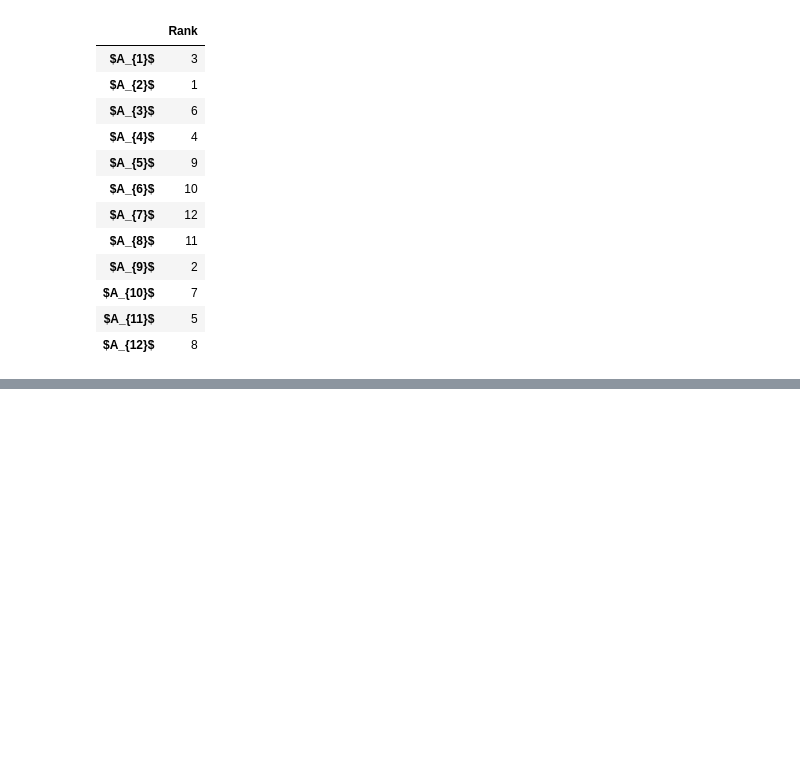
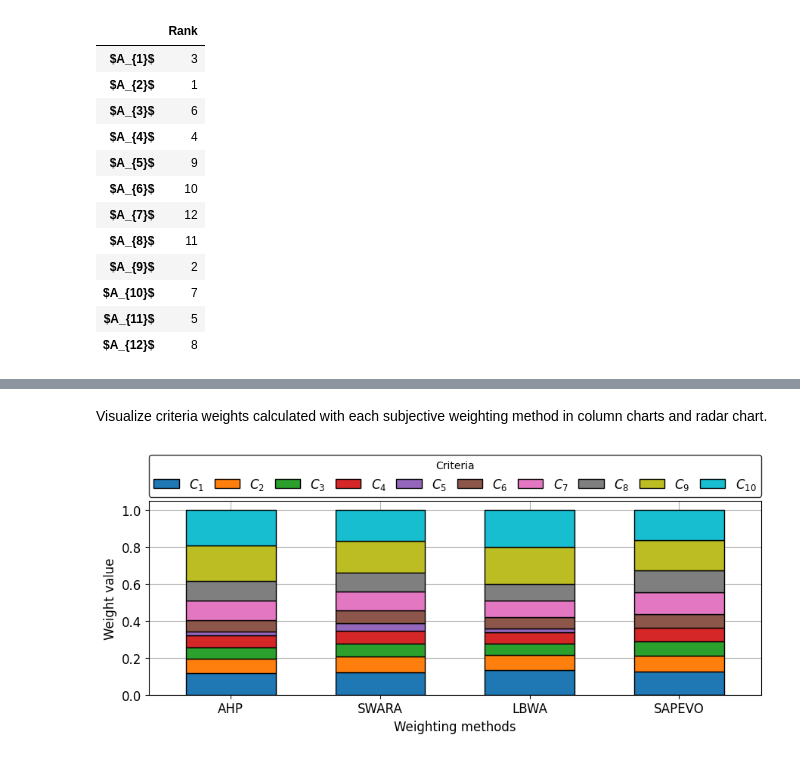
Before and after one commit to energyinpython/crispyn, a Jupyter notebook: docs/example.ipynb, the cells around one changed output, grey strips where cells are left out. Cells and saved outputs as stored; diff of their text form; code cells hidden in the pictures; blank space fills up the shorter version.

Commit message:
feat: add AHP, SWARA, LBWA and SAPEVO weighting methods

```diff
--- a/docs/example.ipynb
+++ b/docs/example.ipynb
@@ -562,0 +771,9 @@ rank_scores_df
+# %%
+# Initialize the `AHP_WEIGHTING` method object
+ahp_weighting = mcda_weights.AHP_WEIGHTING()
+
+# Calculate AHP weights passing matrix with criteria pairwise comparison and method of priority vector calculation
+weights_ahp = ahp_weighting(X = PCcriteria_ahp, compute_priority_vector_method=ahp_weighting._eigenvector)
+
+# save calculated AHP weights in dataframe for weights
+df_weights['AHP'] = weights_ahp
@@ -562,0 +791,11 @@ rank_scores_df
+# %%
+# criteria ordered in descending order from the most significant
+criteria_indexes = np.array([8, 9, 0, 6, 7, 1, 2, 3, 5, 4])
+# vector s
+s = np.array([0, 0.4, 0.17, 0, 0.2, 0.25, 0, 0, 0.67])
+
+# Calculate SWARA weights
+weights_swara = mcda_weights.swara_weighting(criteria_indexes, s)
+
+# save calculated AHP weights in dataframe for weights
+df_weights['SWARA'] = weights_swara
@@ -562,0 +840,17 @@ rank_scores_df
+# %%
+PCcriteria_sapevo = np.array([
+    [ 0, 1, 1, 1, 2, 1, 0, 0, -1, -1],
+    [-1, 0, 0, 0, 1, 0, 0, 0, -1, -1],
+    [-1, 0, 0, 0, 1, 0, -1, -1, -1, -1],
+    [-1, 0, 0, 0, 1, 0, -1, -1, -1, -1],
+    [-2, -1, -1, -1, 0, -1, -2, -2, -3, -3],
+    [-1, 0, 0, 0, 1, 0, -1, -1, -1, -1],
+    [ 0, 0, 1, 1, 2, 1, 0, 0, -1, -1],
+    [ 0, 0, 1, 1, 2, 1, 0, 0, -1, -1],
+    [ 1, 1, 1, 1, 3, 1, 1, 1, 0, 0],
+    [ 1, 1, 1, 1, 3, 1, 1, 1, 0, 0]
+])
+
+weights_sapevo = mcda_weights.sapevo_weighting(PCcriteria_sapevo)
+
+df_weights['SAPEVO'] = weights_sapevo
@@ -562,0 +871,6 @@ rank_scores_df
+# %% [markdown]
+Visualize criteria weights calculated with each subjective weighting method in column charts and radar chart.
+# %%
+plot_barplot_stacked(df_weights.T, stacked = True)
+# %% [output]
+[figure, added]
```
Also changed, not shown: parts of 27 cells of this notebook, 42 other files.
